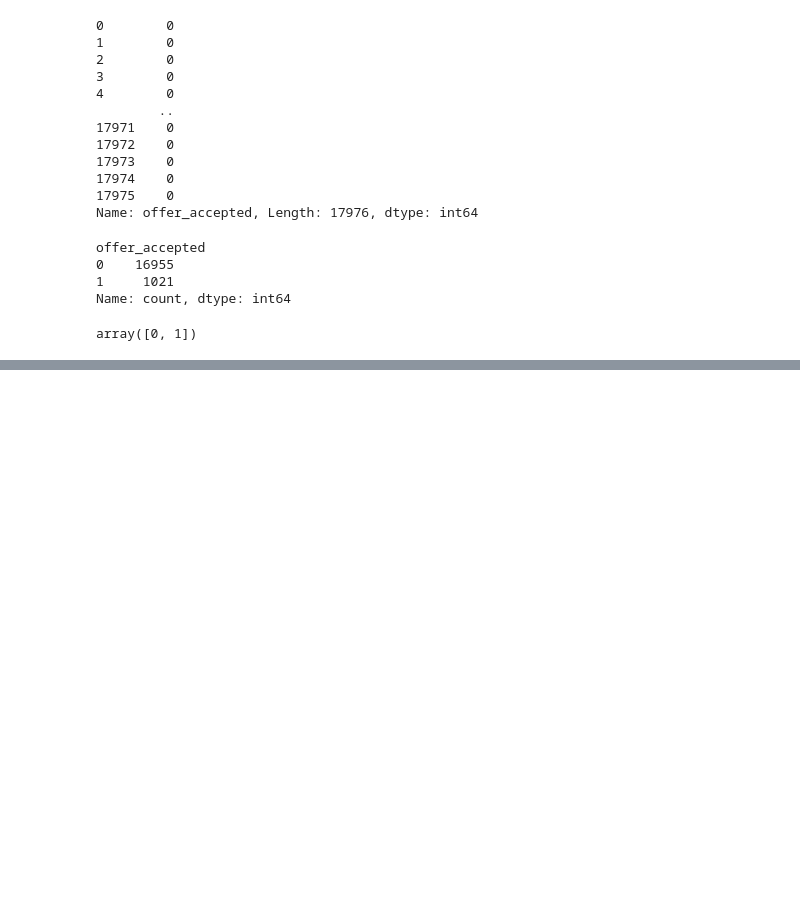
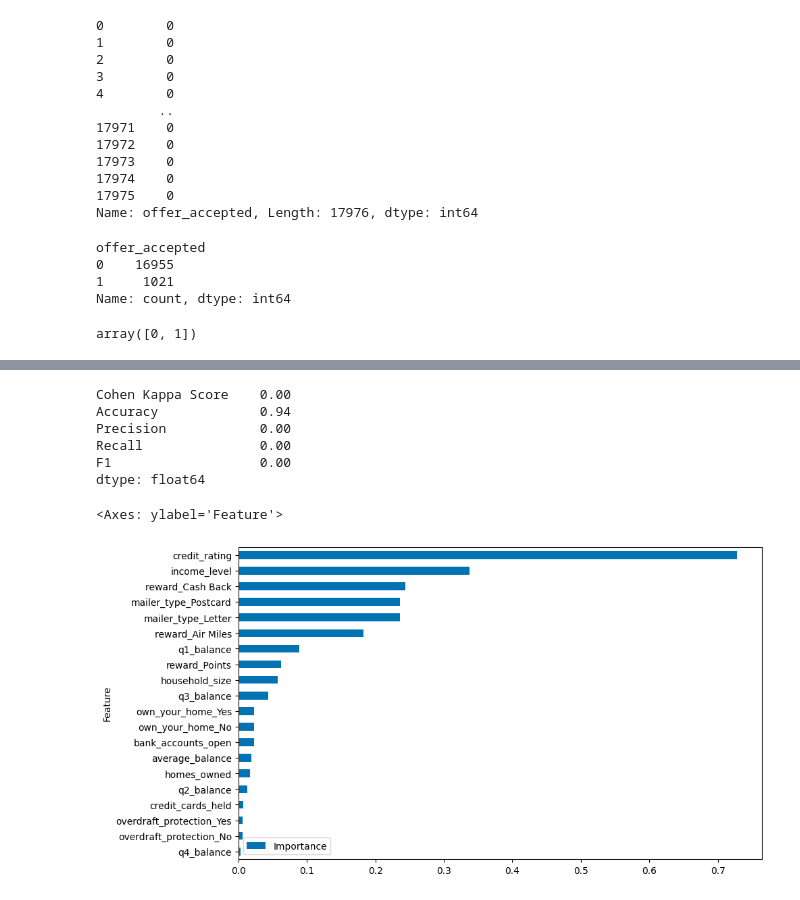
Before and after one commit to ocaoimh/hrc-mid-bootcamp-project, a Jupyter notebook: python/categoricals.ipynb, the cells around one changed output, grey strips where cells are left out. Cells and saved outputs as stored; diff of their text form; code cells hidden in the pictures; blank space fills up the shorter version.

```diff
--- a/python/categoricals.ipynb
+++ b/python/categoricals.ipynb
@@ -312,3 +306,5 @@ Name: count, dtype: int64
 y_int.unique()
 # %% [output]
 array([0, 1])
+# %%
+X_train, X_test, y_train, y_test = train_test_split(X, y_int, test_size=0.3, random_state=100)
@@ -314,0 +367,31 @@ array([0, 1])
+# %%
+metrics_class(y_test, pred)
+# %% [output]
+Cohen Kappa Score    0.00
+Accuracy             0.94
+Precision            0.00
+Recall               0.00
+F1                   0.00
+dtype: float64
+# %%
+import numpy as np
+import pandas as pd
+from sklearn.linear_model import LogisticRegression
+from sklearn.preprocessing import StandardScaler
+
+scaler = StandardScaler()
+X_train = scaler.fit_transform(X_train)
+X_test = scaler.transform(X_test)
+
+model = LogisticRegression()
+model.fit(X_train, y_train)
+
+
+coefficients = model.coef_[0]
+
+feature_importance = pd.DataFrame({'Feature': X.columns, 'Importance': np.abs(coefficients)})
+feature_importance = feature_importance.sort_values('Importance', ascending=True)
+feature_importance.plot(x='Feature', y='Importance', kind='barh', figsize=(10, 6))
+# %% [output]
+<Axes: ylabel='Feature'>
+[figure, added]
```
Also changed, not shown: parts of 17 cells of this notebook.
